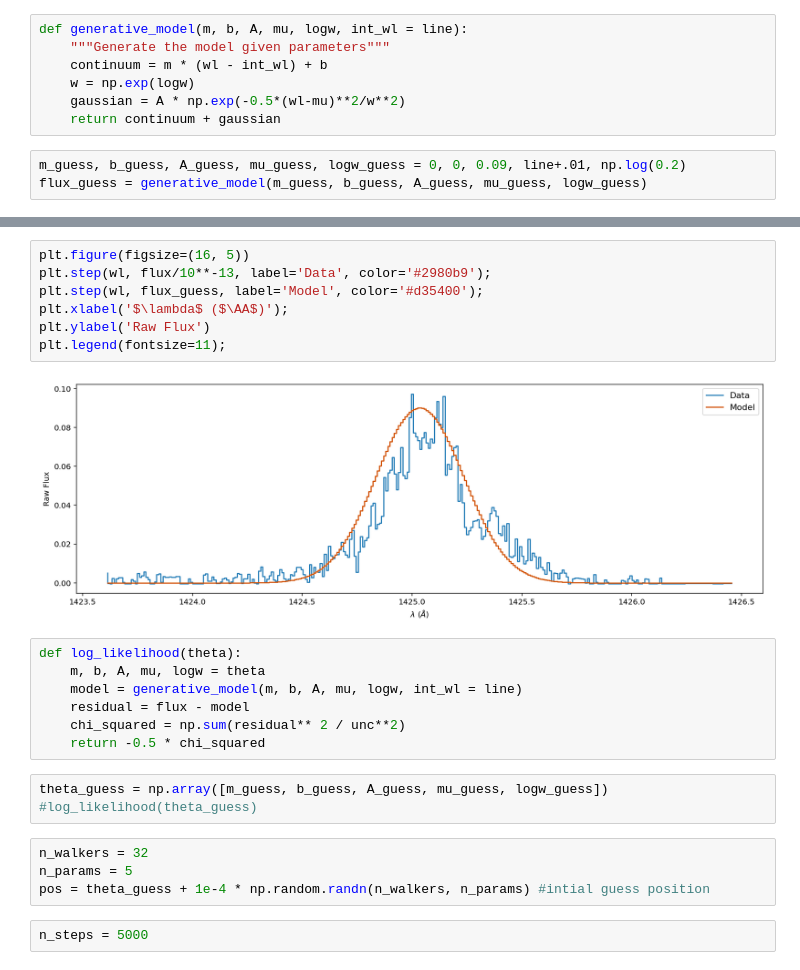
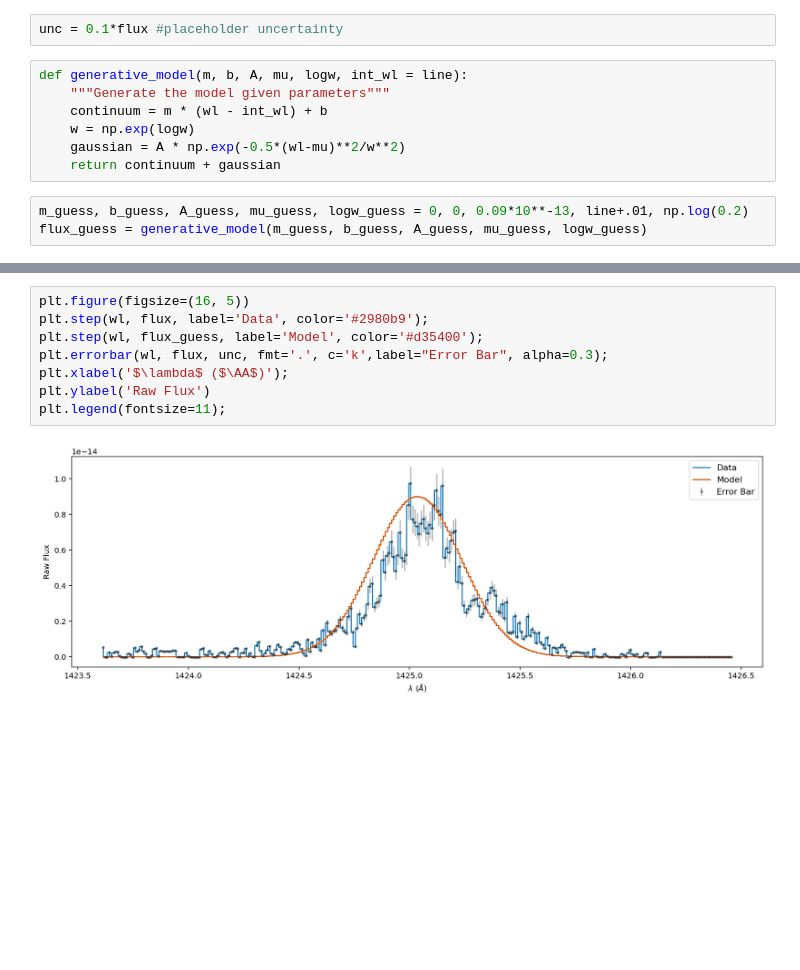
Before and after one commit to 18ganesha/io_brightness, a Jupyter notebook: notebooks/03_MCMC_with_Gaussian_fit.ipynb, the cells around one changed output, grey strips where cells are left out. Cells and saved outputs as stored; diff of their text form; blank space fills up the shorter version.

```diff
--- a/notebooks/03_MCMC_with_Gaussian_fit.ipynb
+++ b/notebooks/03_MCMC_with_Gaussian_fit.ipynb
@@ -53,6 +53,8 @@ plt.ylim(-0.005,0.15)
 sub_region = (evt_data['WAVELENGTH'] > left_bound) & (evt_data['WAVELENGTH'] < right_bound) #only take values within this area
 wl = evt_data['WAVELENGTH'][sub_region]
 flux = evt_data['FLUX'][sub_region]
+# %%
+unc = 0.1*flux #placeholder uncertainty
 # %%
 def generative_model(m, b, A, mu, logw, int_wl = line):
     """Generate the model given parameters"""
@@ -61,5 +63,5 @@ def generative_model(m, b, A, mu, logw, int_wl = line):
     gaussian = A * np.exp(-0.5*(wl-mu)**2/w**2)
     return continuum + gaussian
 # %%
-m_guess, b_guess, A_guess, mu_guess, logw_guess = 0, 0, 0.09, line+.01, np.log(0.2)
+m_guess, b_guess, A_guess, mu_guess, logw_guess = 0, 0, 0.09*10**-13, line+.01, np.log(0.2)
 flux_guess = generative_model(m_guess, b_guess, A_guess, mu_guess, logw_guess)
@@ -66,25 +108,10 @@ flux_guess = generative_model(m_guess, b_guess, A_guess, mu_guess, logw_guess)
 # %%
 plt.figure(figsize=(16, 5))
-plt.step(wl, flux/10**-13, label='Data', color='#2980b9');
+plt.step(wl, flux, label='Data', color='#2980b9');
 plt.step(wl, flux_guess, label='Model', color='#d35400');
+plt.errorbar(wl, flux, unc, fmt='.', c='k',label="Error Bar", alpha=0.3);
 plt.xlabel('$\lambda$ ($\AA$)');
 plt.ylabel('Raw Flux')
 plt.legend(fontsize=11);
 # %% [output]
-[figure, old version]
+[figure, new version]
-# %%
-def log_likelihood(theta):
-    m, b, A, mu, logw = theta
-    model = generative_model(m, b, A, mu, logw, int_wl = line)
-    residual = flux - model
-    chi_squared = np.sum(residual** 2 / unc**2)
-    return -0.5 * chi_squared
-# %%
-theta_guess = np.array([m_guess, b_guess, A_guess, mu_guess, logw_guess])
-#log_likelihood(theta_guess)
-# %%
-n_walkers = 32
-n_params = 5
-pos = theta_guess + 1e-4 * np.random.randn(n_walkers, n_params) #intial guess position
-# %%
-n_steps = 5000
```
Also changed, not shown: parts of 16 cells of this notebook.
